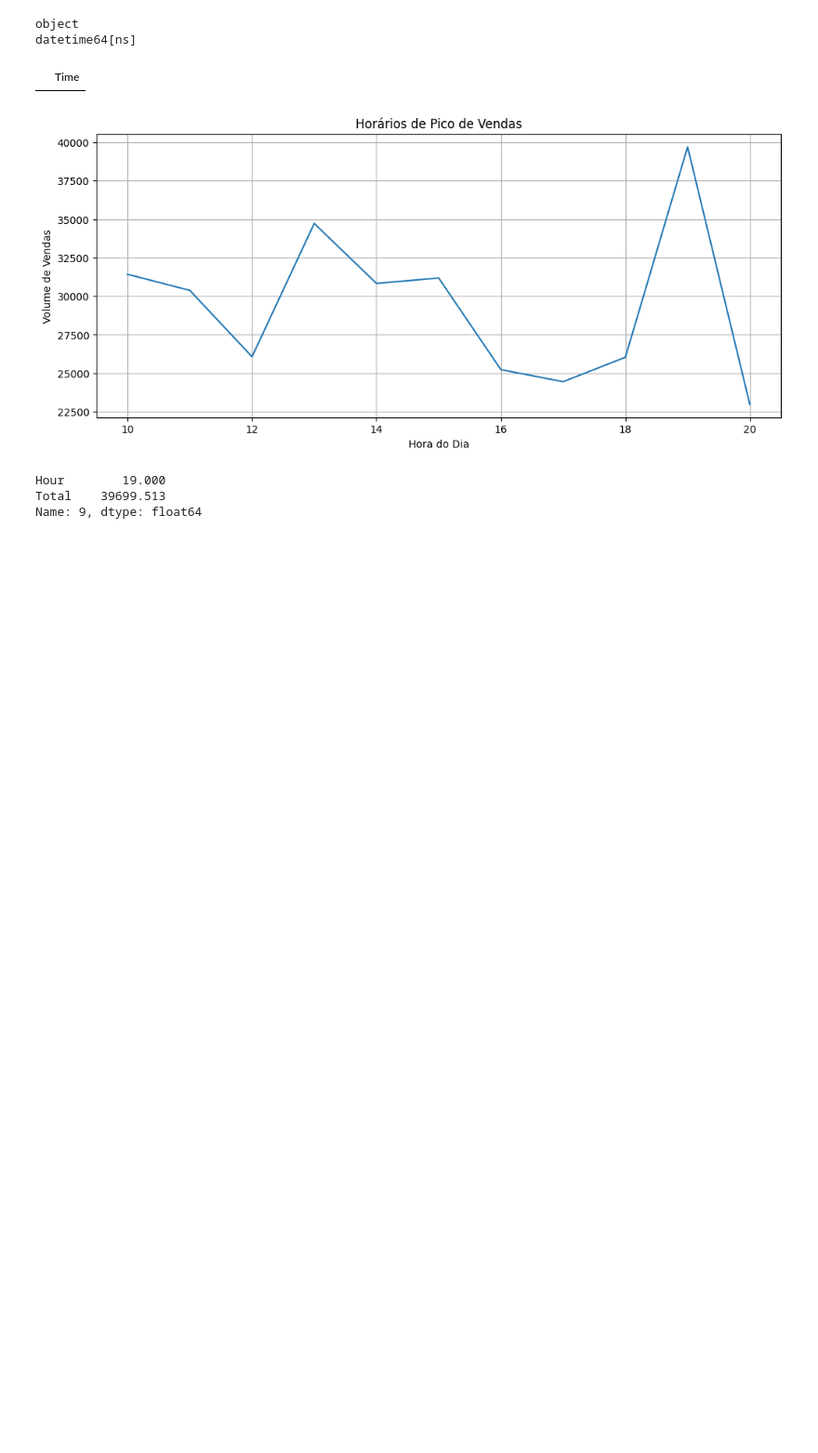
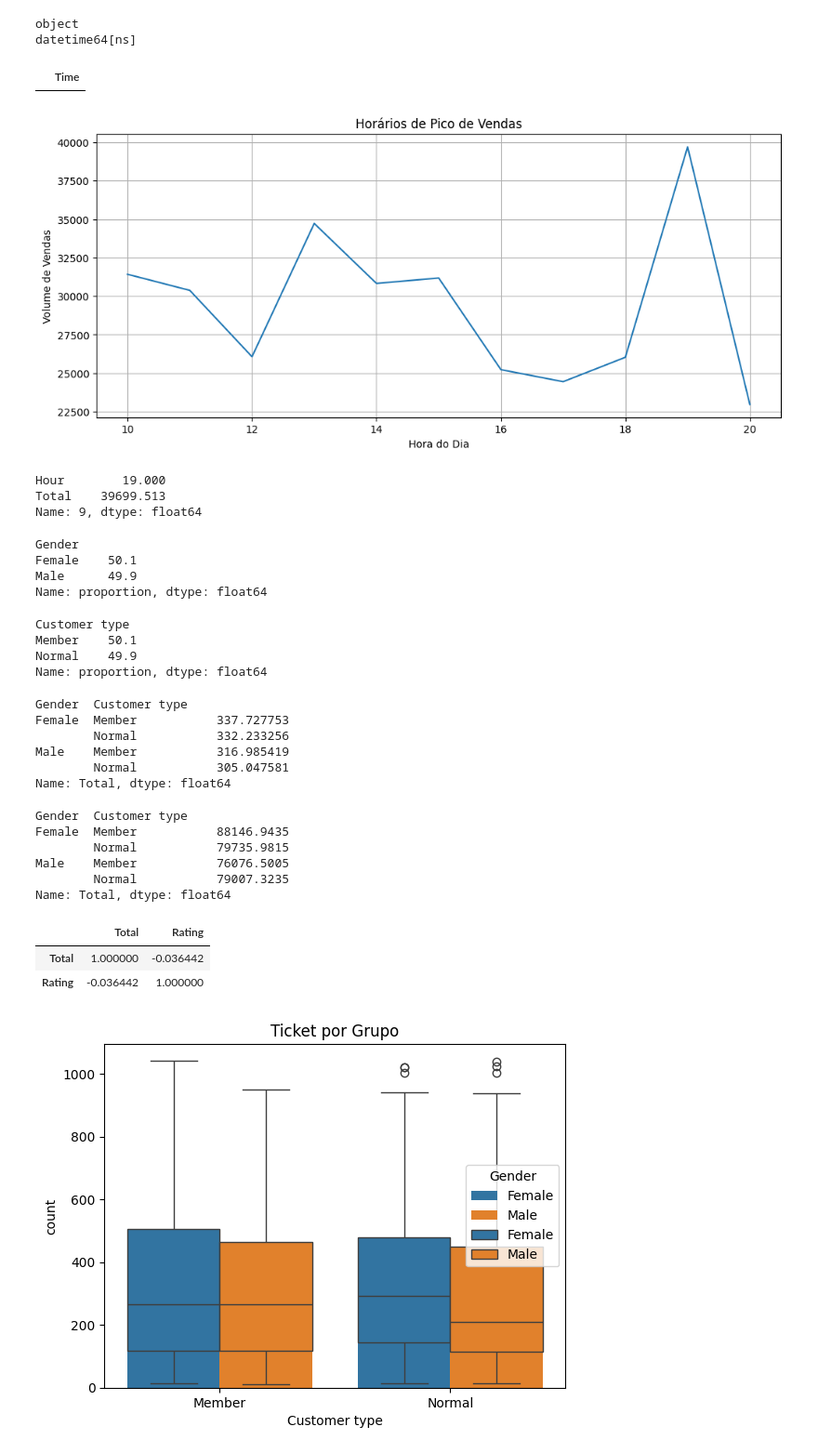
Before and after one commit to wellingtonvinicius/analise-vendas-supermercado, a Jupyter notebook: Projeto/analise_mercado.ipynb, the cells around one changed output. Shown at 93% size. Cells and saved outputs as stored; diff of their text form; code cells hidden in the pictures; blank space fills up the shorter version.

```diff
--- a/Projeto/analise_mercado.ipynb
+++ b/Projeto/analise_mercado.ipynb
@@ -408 +363,56 @@ Name: 9, dtype: float64
+# %%
+# Analisar distribuição por gênero(Gender)
+df['Gender'].value_counts(normalize=True)*100
+# %% [output]
+Gender
+Female    50.1
+Male      49.9
+Name: proportion, dtype: float64
+# %%
+# Analisar tipo de cliente (Member vs Normal)
+df['Customer type'].value_counts(normalize=True)*100
+# %% [output]
+Customer type
+Member    50.1
+Normal    49.9
+Name: proportion, dtype: float64
+# %%
+# Gasto médio grupos de clientes
+df.groupby(['Gender', 'Customer type'])['Total'].mean()
+# %% [output]
+Gender  Customer type
+Female  Member           337.727753
+        Normal           332.233256
+Male    Member           316.985419
+        Normal           305.047581
+Name: Total, dtype: float64
+# %%
+# Receita total grupos de gênero
+df.groupby(['Gender', 'Customer type'])['Total'].sum()
+# %% [output]
+Gender  Customer type
+Female  Member           88146.9435
+        Normal           79735.9815
+Male    Member           76076.5005
+        Normal           79007.3235
+Name: Total, dtype: float64
+# %%
+# Rating x Total
+df[['Total', 'Rating']].corr()
+# %% [output]
+|  | Total | Rating |
+| Total | 1.000000 | -0.036442 |
+| Rating | -0.036442 | 1.000000 |
+# %%
+# Visualizações
+sns.countplot(data=df, x='Customer type', hue='Gender')
+plt.title('Distribuição Clientes')
+plt.savefig('etapa4_clientes.png')
+
+sns.boxplot(data=df, x='Customer type', y='Total', hue='Gender')
+plt.title('Ticket por Grupo')
+plt.savefig('etapa4_ticket.png')
+plt.show()
+# %% [output]
+[figure, added]
 # %%
```
Also changed, not shown: parts of 11 cells of this notebook, 5 other files.
